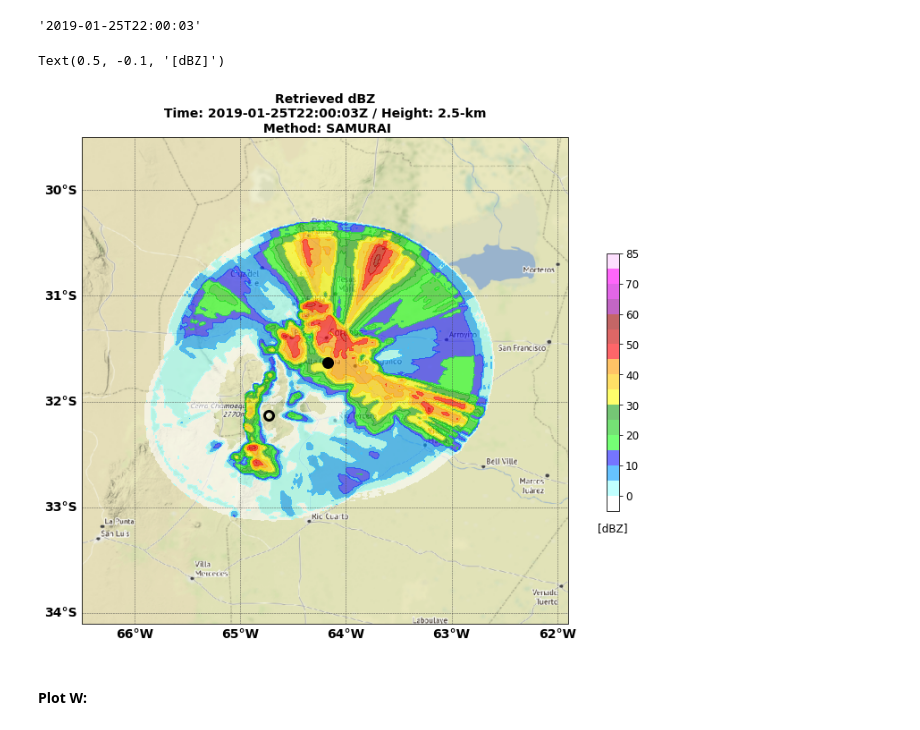
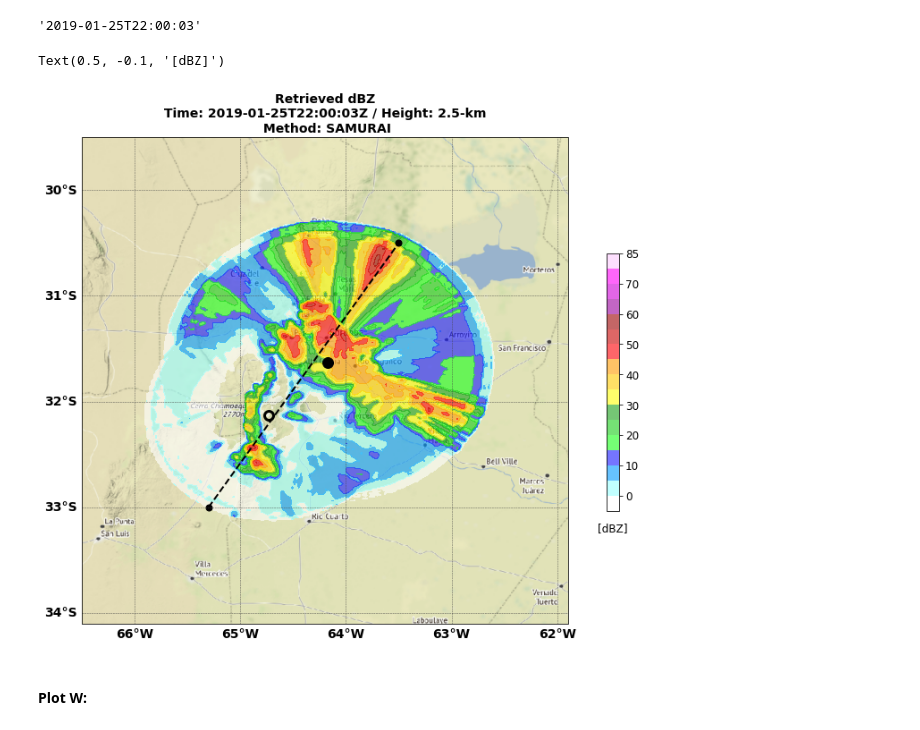
Before and after one commit to yuhungjui/CACTI_Radar_Analysis, a Jupyter notebook: radars_plot_map_test.ipynb, the cells around one changed output. Saved outputs shown, nothing was run; the diff lists cells and outputs as text; code cells hidden in the pictures.

```diff
--- a/radars_plot_map_test.ipynb
+++ b/radars_plot_map_test.ipynb
@@ -92,3 +113,7 @@ plot_alt = 2.5 #km
+# %%
+## Set the LON/LAT for cross-section Start/End points:
+xsec1_LON = [-65.3, -63.5]
+xsec1_LAT = [-33, -30.5]
 # %% [markdown]
 #### Function: Creating new map:
 # %%
@@ -229,34 +254,47 @@ plt.plot( -64.17, -31.63
         , mec='k'
         , mew=1
         , mfc='k'
         # , markevery=[0,-1]
         # , linewidth=1.0
         # , linestyle='--'
         )
 
+## Plot cross-section lines:
+plt.plot( xsec1_LON, xsec1_LAT
+        , color='k'
+        , marker='.'
+        , markersize=14
+        # , mec='k'
+        # , mew=1
+        # , mfc='k'
+        , markevery=[0,-1]
+        , linewidth=2.0
+        , linestyle='--'
+        )
+
 cf1_title = plt.title( 'Retrieved dBZ'
                      # + test_time.strftime('%Y-%m-%d T%H:%M:%SZ')
                      + '\n Time: ' + np.datetime_as_string(ds_radar.time.data[0], unit='s') + 'Z'
                      + ' / Height: ' + str(plot_alt) + '-km'
                      + ' \n Method: ' + test_method
                      ,fontsize=14
                      ,fontweight='bold'
                      )
 
 cbar_ax = fig.add_axes([0.95, 0.3, 0.02, 0.4])
 cbar = fig.colorbar(cf1, cax=cbar_ax, fraction=0.04)
 cbar.ax.tick_params(labelsize=12)
 cbar.ax.set_title('[dBZ]', fontsize=12, y=-0.1)
 
 
 ## Save figure:
 
 # plt.savefig('./' + np.datetime_as_string(dbz_lev.Time.data, unit='h') + '_dbz_xline.png',
 #             bbox_inches='tight',
 #             dpi=300)
 # %% [output]
 Text(0.5, -0.1, '[dBZ]')
-[figure, old version]
+[figure, new version]
 # %% [markdown]
 #### Plot W:
 # %%
```
Also changed, not shown: parts of 6 cells of this notebook, 1 other file.
